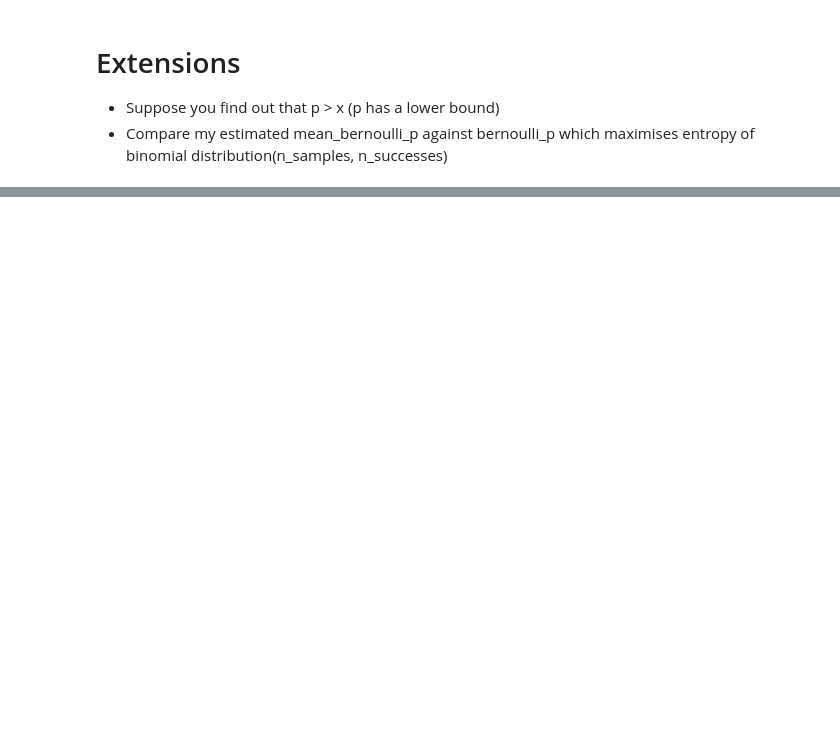
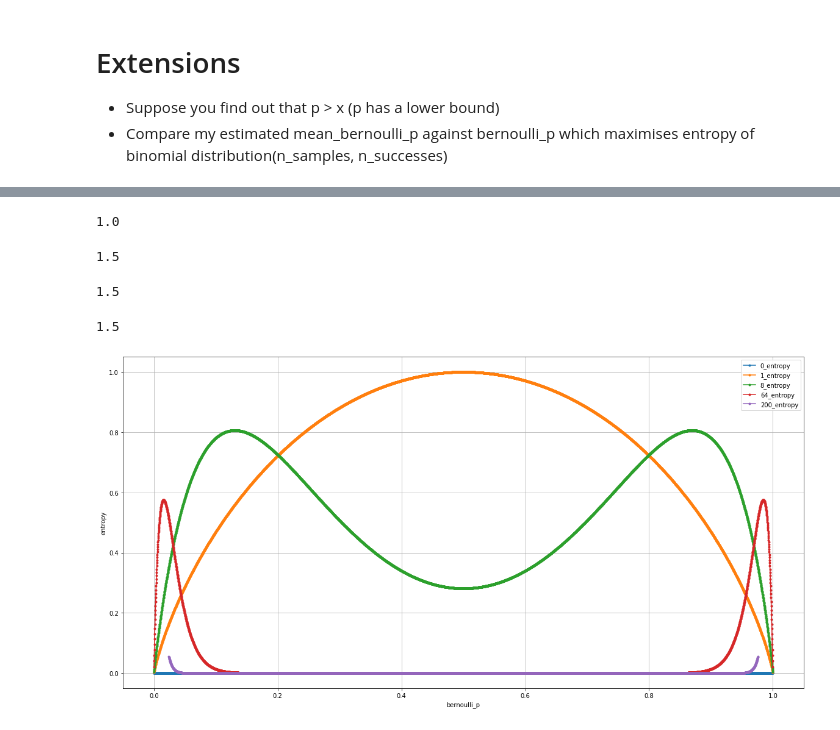
Before and after one commit to FergM/fattails, a Jupyter notebook: notebooks/random diversions/2025-02 Maximum Ignorance for Bernoulli Trials.ipynb, the cells around one changed output, grey strips where cells are left out. Drawn from its saved outputs; the diff is of its cells as text; code cells hidden in the pictures; blank space fills up the shorter version.

```diff
--- a/notebooks/random diversions/2025-02 Maximum Ignorance for Bernoulli Trials.ipynb
+++ b/notebooks/random diversions/2025-02 Maximum Ignorance for Bernoulli Trials.ipynb
@@ -228,0 +412,15 @@ Max Ignorance Mean Implies One in 529
+# %%
+def calculate_n_sample_entropy(bernoulli_p, n_samples):
+
+    # Probability of each event (0, 1 and 2 of 2 successes)
+    event_probabilities = []
+    for i in range(n_samples+1):
+        p_event = (bernoulli_p**i) * (1-bernoulli_p)**(n_samples-i)
+        event_probabilities.append(p_event)
+
+    # Entropy from probabilities
+    entropy = 0
+    for event_p in event_probabilities:
+        entropy += -event_p*np.log2(event_p)
+
+    return entropy
@@ -228,0 +431,41 @@ Max Ignorance Mean Implies One in 529
+# %%
+calculate_n_sample_entropy(bernoulli_p=0.5, n_samples=1)
+# %% [output]
+1.0
+# %%
+calculate_n_sample_entropy(bernoulli_p=0.5, n_samples=2)
+# %% [output]
+1.5
+# %%
+calculate_n_sample_entropy(bernoulli_p=0.5, n_samples=3)
+# %% [output]
+1.5
+# %%
+calculate_3_sample_entropy(p=0.5)
+# %% [output]
+1.5
+# %%
+def plot_pdf(pdf_func, ax=None, n_samples=1):
+
+    # Generate values for p in the range (0,1)
+    p_values = np.linspace(0, 1, 5000+1)  # 500 points for smooth curve
+    y_values = [pdf_func(p, n_samples) for p in p_values]
+
+    sr = pd.Series(data=y_values, index=p_values)
+
+    sr.index.name = 'bernoulli_p'
+    sr.name = f'{n_samples}_entropy'
+
+    # Plot
+    ax = sr.plot(grid=True, ylabel='entropy', figsize=[20, 10], ax=ax, marker='.')
+
+    return ax
+# %%
+ax = None
+for i in [0, 1, 8, 64, 200]:
+
+    ax = plot_pdf(calculate_n_sample_entropy, ax=ax, n_samples=i)
+
+plt.legend(); plt.show()
+# %% [output]
+[figure, added]
```
Also changed, not shown: parts of 43 cells of this notebook.
